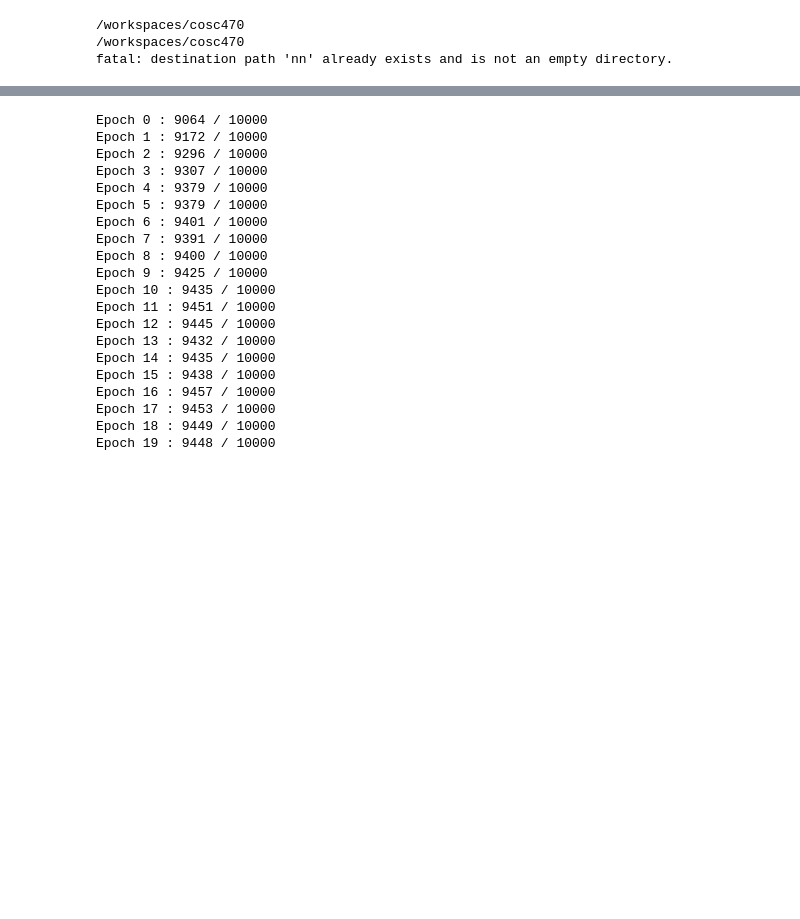
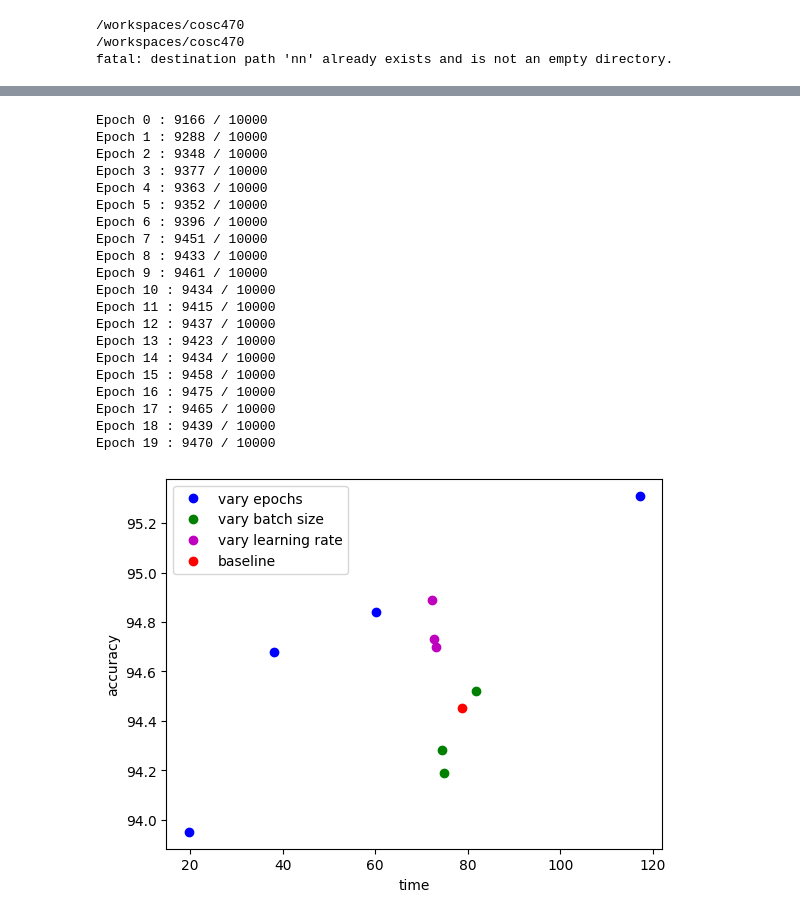
Before and after one commit to noahmb409/cosc470, a Jupyter notebook: notebooks/hw2snn.ipynb, the cells around one changed output, grey strips where cells are left out. Drawn from its saved outputs; the diff is of its cells as text; code cells hidden in the pictures; blank space fills up the shorter version.

```diff
--- a/notebooks/hw2snn.ipynb
+++ b/notebooks/hw2snn.ipynb
@@ -123,30 +123,30 @@ net = network.Network([784, 30, 10])
 #print(training_data[800][1])
 #print(net.feedforward(training_data[800][0]))
 #print(net.biases)
-net.SGD(training_data, 20, 10, 2.5, test_data=test_data) #batch size means how many images looked at before changes are made, once all 50,000 images are run through once that is epoch 1
+net.SGD(training_data, 20, 10, 4.0, test_data=test_data) #batch size means how many images looked at before changes are made, once all 50,000 images are run through once that is epoch 1
 
 #print(net.feedforward(training_data[800][0])) #print the output of the 800th image in the training set
 # %% [output]
-Epoch 0 : 9064 / 10000
-Epoch 1 : 9172 / 10000
-Epoch 2 : 9296 / 10000
-Epoch 3 : 9307 / 10000
-Epoch 4 : 9379 / 10000
-Epoch 5 : 9379 / 10000
-Epoch 6 : 9401 / 10000
-Epoch 7 : 9391 / 10000
-Epoch 8 : 9400 / 10000
-Epoch 9 : 9425 / 10000
-Epoch 10 : 9435 / 10000
-Epoch 11 : 9451 / 10000
-Epoch 12 : 9445 / 10000
-Epoch 13 : 9432 / 10000
-Epoch 14 : 9435 / 10000
-Epoch 15 : 9438 / 10000
-Epoch 16 : 9457 / 10000
-Epoch 17 : 9453 / 10000
-Epoch 18 : 9449 / 10000
-Epoch 19 : 9448 / 10000
+Epoch 0 : 9166 / 10000
+Epoch 1 : 9288 / 10000
+Epoch 2 : 9348 / 10000
+Epoch 3 : 9377 / 10000
+Epoch 4 : 9363 / 10000
+Epoch 5 : 9352 / 10000
+Epoch 6 : 9396 / 10000
+Epoch 7 : 9451 / 10000
+Epoch 8 : 9433 / 10000
+Epoch 9 : 9461 / 10000
+Epoch 10 : 9434 / 10000
+Epoch 11 : 9415 / 10000
+Epoch 12 : 9437 / 10000
+Epoch 13 : 9423 / 10000
+Epoch 14 : 9434 / 10000
+Epoch 15 : 9458 / 10000
+Epoch 16 : 9475 / 10000
+Epoch 17 : 9465 / 10000
+Epoch 18 : 9439 / 10000
+Epoch 19 : 9470 / 10000
 # %%
 # PART 3 - experiment with the hyperparameters ... try the following combinations
 
@@ -154,38 +154,51 @@ Epoch 19 : 9448 / 10000
 
 tt_baseline = 78.8
 acc_baseline = 94.45
 
 
 # Varying the number of epochs: 5, 10, 15, 30 (see below)
 # 5, 10, 3.0
 # 10, 10, 3.0
 # 15, 10, 3.0
 # 30, 10, 3.0
 tt_epochs = [19.7, 38.2, 60.1, 117.1]
 acc_epochs = [93.95, 94.68, 94.84, 95.31]
 
 # Varying the batch size: 5, 20, 30
 # 20, 5, 3.0
 # 20, 20, 3.0
 # 20, 30, 3.0
 tt_batches = [81.7, 74.5, 74.8]
 acc_batches = [94.52, 94.28, 94.19]
 
 # Varying the learning rate: 2.5, 3.5, 4.0
 # 20, 10, 2.5
 # 20, 10, 3.5
 # 20, 10, 4.0
-tt_learn = []
-acc_learn = []
+tt_learn = [72.3, 72.7, 73.1]
+acc_learn = [94.89, 94.73, 94.70]
 
 tt = tt_epochs + tt_batches + tt_learn
 acc = acc_epochs + acc_batches + acc_learn
 
 
-
-
-
 # After all 10 RUNS plus your original run with the defaults (20, 10, 3.0), plot your timing results and final test accuracy in a single chart using matplotlib
+import matplotlib.pyplot as plt
+#epochs
+plt.plot(tt_epochs,  acc_epochs, 'bo', label='vary epochs')
+#batch size
+plt.plot(tt_batches, acc_batches, 'go', label='vary batch size')
+#learning rate
+plt.plot(tt_learn,   acc_learn, 'mo', label='vary learning rate')
+#baseline
+plt.plot([tt_baseline], [acc_baseline], 'ro', label='baseline')
+plt.legend()
+#plt.plot([tt_baseline], [acc_baseline], 'ro')
+plt.ylabel("accuracy")
+plt.xlabel("time")
+plt.show()
+# %% [output]
+[figure, added]
 # %%
 # PART 4 - experiment with network structure, just try three different configurations
 # [784, 10, 10], [784, 50, 10], and [784, 100, 10]
```
Also changed, not shown: parts of 3 cells of this notebook.
